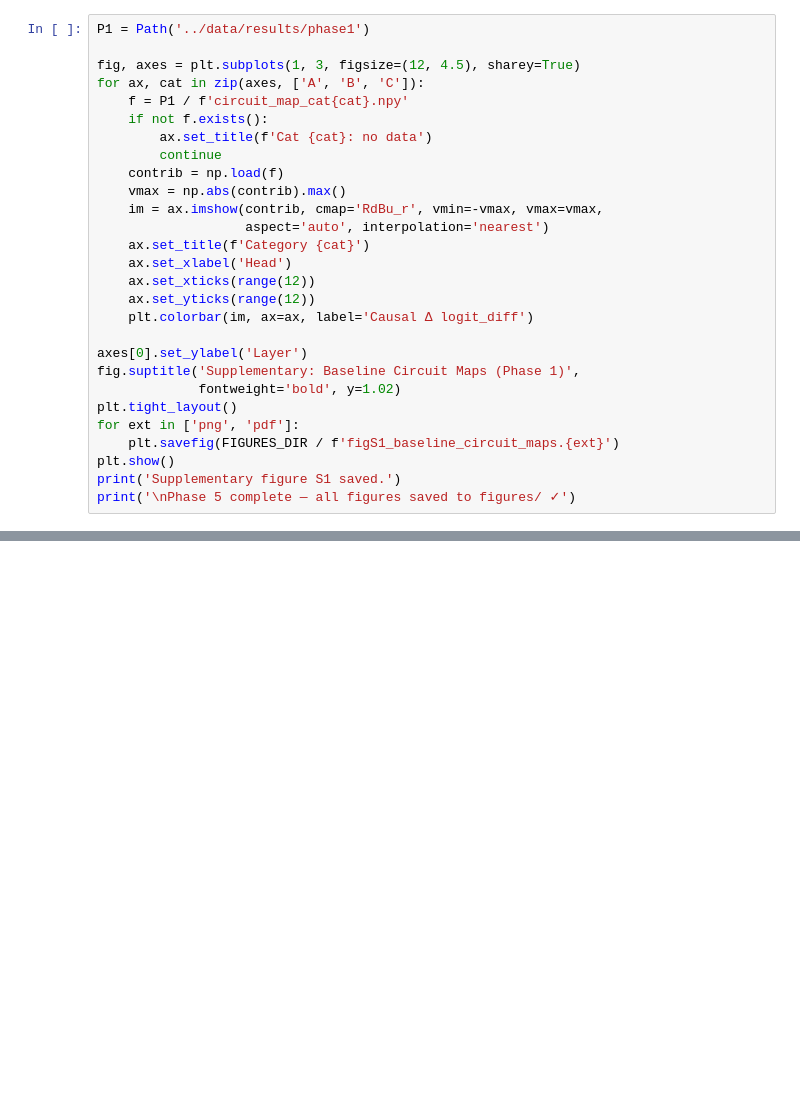
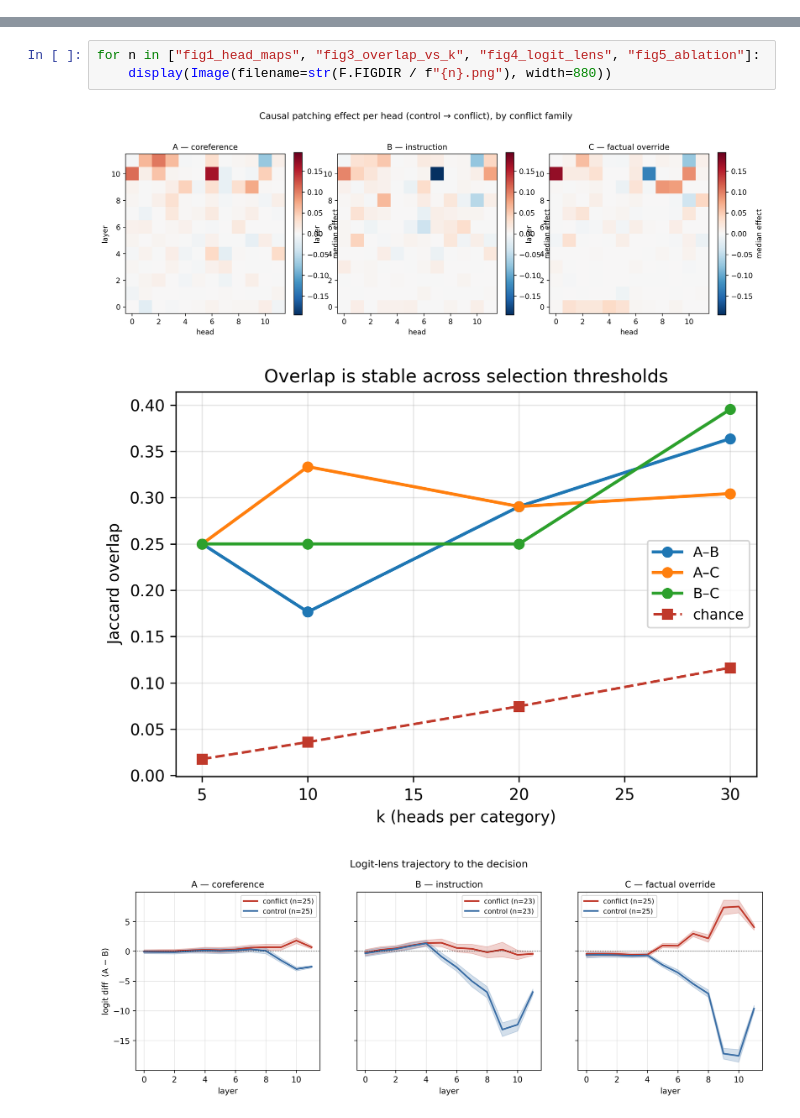
Before and after one commit to Ace-Khan/circuit-conflict, a Jupyter notebook: notebooks/05_phase5_figures.ipynb, the cells around one changed output, grey strips where cells are left out. Cells and saved outputs as stored; diff of their text form; blank space fills up the shorter version.

```diff
--- a/notebooks/05_phase5_figures.ipynb
+++ b/notebooks/05_phase5_figures.ipynb
@@ -276,28 +0,0 @@ print('Figure 5 saved.')
-# %%
-P1 = Path('../data/results/phase1')
-
-fig, axes = plt.subplots(1, 3, figsize=(12, 4.5), sharey=True)
-for ax, cat in zip(axes, ['A', 'B', 'C']):
-    f = P1 / f'circuit_map_cat{cat}.npy'
-    if not f.exists():
-        ax.set_title(f'Cat {cat}: no data')
-        continue
-    contrib = np.load(f)
-    vmax = np.abs(contrib).max()
-    im = ax.imshow(contrib, cmap='RdBu_r', vmin=-vmax, vmax=vmax,
-                   aspect='auto', interpolation='nearest')
-    ax.set_title(f'Category {cat}')
-    ax.set_xlabel('Head')
-    ax.set_xticks(range(12))
-    ax.set_yticks(range(12))
-    plt.colorbar(im, ax=ax, label='Causal Δ logit_diff')
-
-axes[0].set_ylabel('Layer')
-fig.suptitle('Supplementary: Baseline Circuit Maps (Phase 1)',
-             fontweight='bold', y=1.02)
-plt.tight_layout()
-for ext in ['png', 'pdf']:
-    plt.savefig(FIGURES_DIR / f'figS1_baseline_circuit_maps.{ext}')
-plt.show()
-print('Supplementary figure S1 saved.')
-print('\nPhase 5 complete — all figures saved to figures/ ✓')
@@ -303,0 +27,7 @@ print('\nPhase 5 complete — all figures saved to figures/ ✓')
+# %%
+for n in ["fig1_head_maps", "fig3_overlap_vs_k", "fig4_logit_lens", "fig5_ablation"]:
+    display(Image(filename=str(F.FIGDIR / f"{n}.png"), width=880))
+# %% [output]
+[figure, added]
+[figure, added]
+[figure, added]
```
Also changed, not shown: parts of 19 cells of this notebook, 21 other files.
